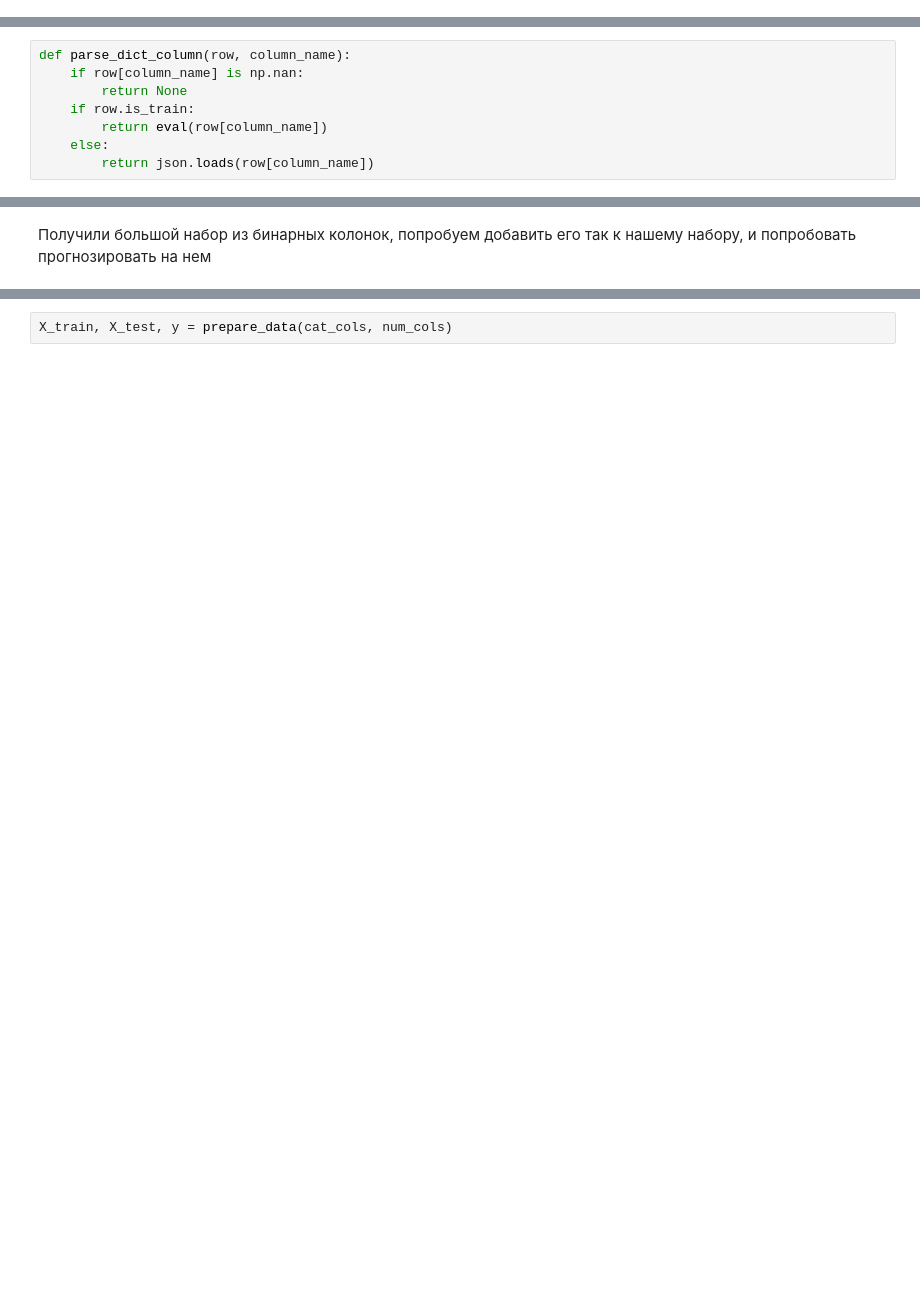
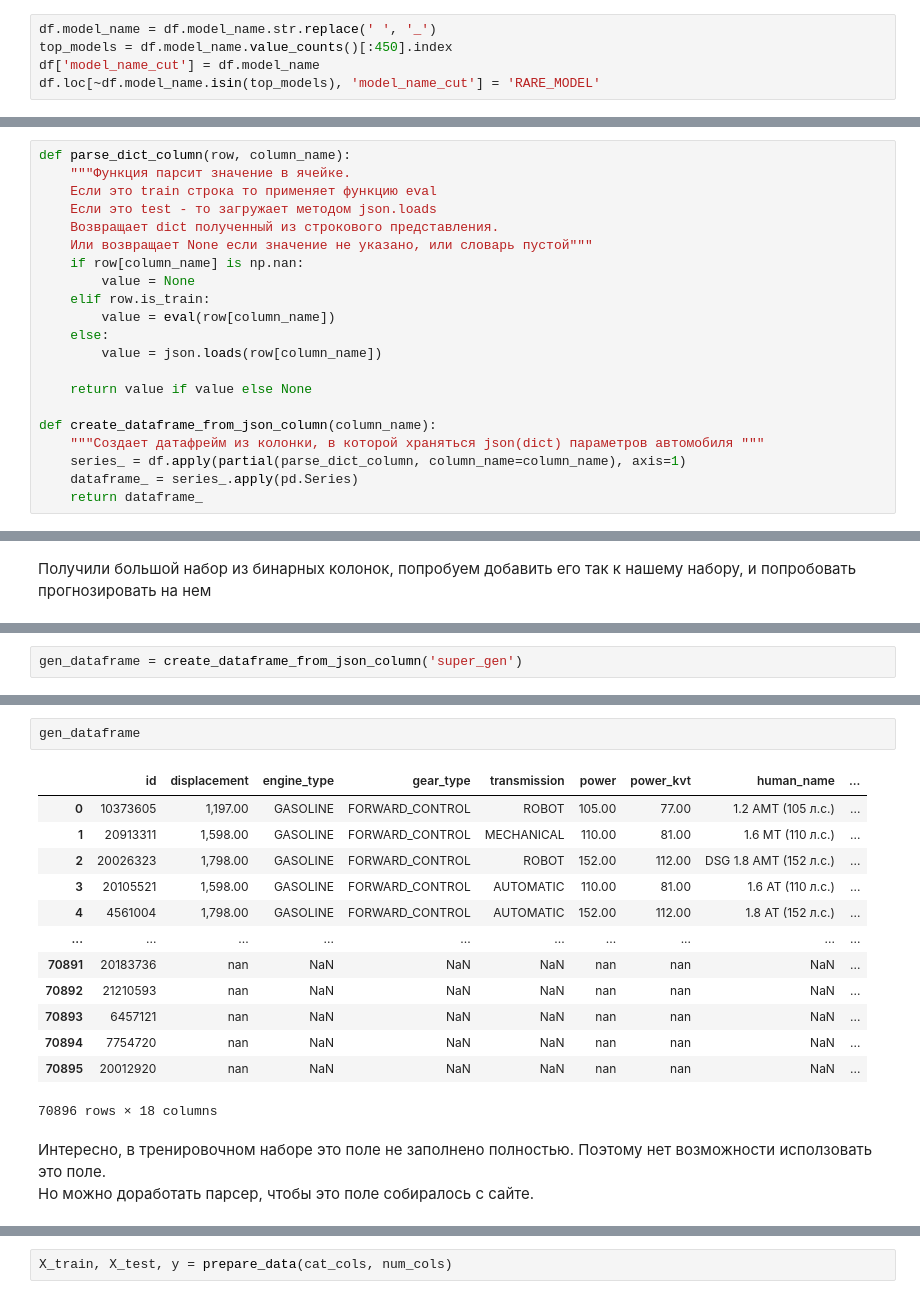
Before and after one commit to rzabolotin/skillfactory_DS, a Jupyter notebook: module_6_car_price_prediction/4.feature_enginering.ipynb, the cells around one changed output, grey strips where cells are left out. Drawn from its saved outputs; the diff is of its cells as text; blank space fills up the shorter version.

```diff
--- a/module_6_car_price_prediction/4.feature_enginering.ipynb
+++ b/module_6_car_price_prediction/4.feature_enginering.ipynb
@@ -890,0 +930,5 @@ xg_red_pred = xg_reg.predict(X_val)
+# %%
+df.model_name = df.model_name.str.replace(' ', '_')
+top_models = df.model_name.value_counts()[:450].index
+df['model_name_cut'] = df.model_name
+df.loc[~df.model_name.isin(top_models), 'model_name_cut'] = 'RARE_MODEL'
@@ -917,9 +1077 @@ array([["{'esp': True, 'airbag-driver': True, 'electro-window-front': True, 'xen
         True]], dtype=object)
-# %%
-def parse_dict_column(row, column_name):
-    if row[column_name] is np.nan:
-        return None
-    if row.is_train:
-        return eval(row[column_name])
-    else:
-        return json.loads(row[column_name])
@@ -929,0 +1087,21 @@ equipment_dataframe.fillna(False, inplace=True)
+# %%
+def parse_dict_column(row, column_name):
+    """Функция парсит значение в ячейке.
+    Если это train строка то применяет функцию eval
+    Если это test - то загружает методом json.loads
+    Возвращает dict полученный из строкового представления.
+    Или возвращает None если значение не указано, или словарь пустой"""
+    if row[column_name] is np.nan:
+        value = None
+    elif row.is_train:
+        value = eval(row[column_name])
+    else:
+        value = json.loads(row[column_name])
+
+    return value if value else None
+
+def create_dataframe_from_json_column(column_name):
+    """Создает датафрейм из колонки, в которой храняться json(dict) параметров автомобиля """
+    series_ = df.apply(partial(parse_dict_column, column_name=column_name), axis=1)
+    dataframe_ = series_.apply(pd.Series)
+    return dataframe_
@@ -947,0 +1256,2 @@ num_cols = ['productionDate', 'numberOfDoors',
+# %%
+gen_dataframe = create_dataframe_from_json_column('super_gen')
@@ -947,0 +1294,19 @@ num_cols = ['productionDate', 'numberOfDoors',
+# %%
+gen_dataframe
+# %% [output]
+|  | id | displacement | engine_type | gear_type | transmission | power | power_kvt | human_name | ... |
+| 0 | 10373605 | 1,197.00 | GASOLINE | FORWARD_CONTROL | ROBOT | 105.00 | 77.00 | 1.2 AMT (105 л.с.) | ... |
+| 1 | 20913311 | 1,598.00 | GASOLINE | FORWARD_CONTROL | MECHANICAL | 110.00 | 81.00 | 1.6 MT (110 л.с.) | ... |
+| 2 | 20026323 | 1,798.00 | GASOLINE | FORWARD_CONTROL | ROBOT | 152.00 | 112.00 | DSG 1.8 AMT (152 л.с.) | ... |
+| 3 | 20105521 | 1,598.00 | GASOLINE | FORWARD_CONTROL | AUTOMATIC | 110.00 | 81.00 | 1.6 AT (110 л.с.) | ... |
+| 4 | 4561004 | 1,798.00 | GASOLINE | FORWARD_CONTROL | AUTOMATIC | 152.00 | 112.00 | 1.8 AT (152 л.с.) | ... |
+| ... | ... | ... | ... | ... | ... | ... | ... | ... | ... |
+| 70891 | 20183736 | nan | NaN | NaN | NaN | nan | nan | NaN | ... |
+| 70892 | 21210593 | nan | NaN | NaN | NaN | nan | nan | NaN | ... |
+| 70893 | 6457121 | nan | NaN | NaN | NaN | nan | nan | NaN | ... |
+| 70894 | 7754720 | nan | NaN | NaN | NaN | nan | nan | NaN | ... |
+| 70895 | 20012920 | nan | NaN | NaN | NaN | nan | nan | NaN | ... |
+70896 rows × 18 columns
+# %% [markdown]
+Интересно, в тренировочном наборе это поле не заполнено полностью. Поэтому нет возможности исползовать это поле.
+Но можно доработать парсер, чтобы это поле собиралось с сайте.
```
Also changed, not shown: parts of 254 cells of this notebook, 2 other files.
